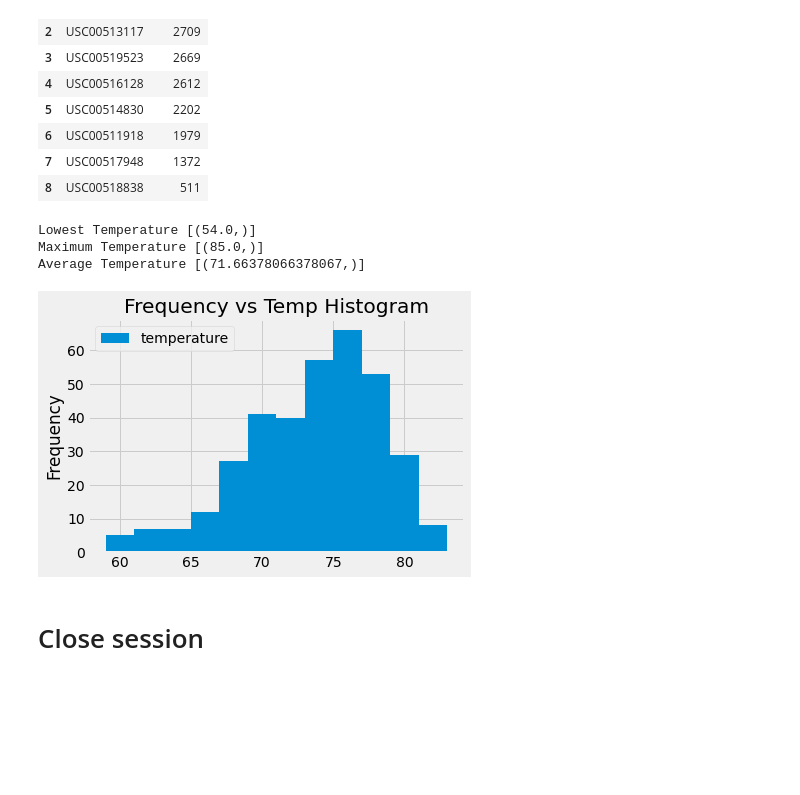
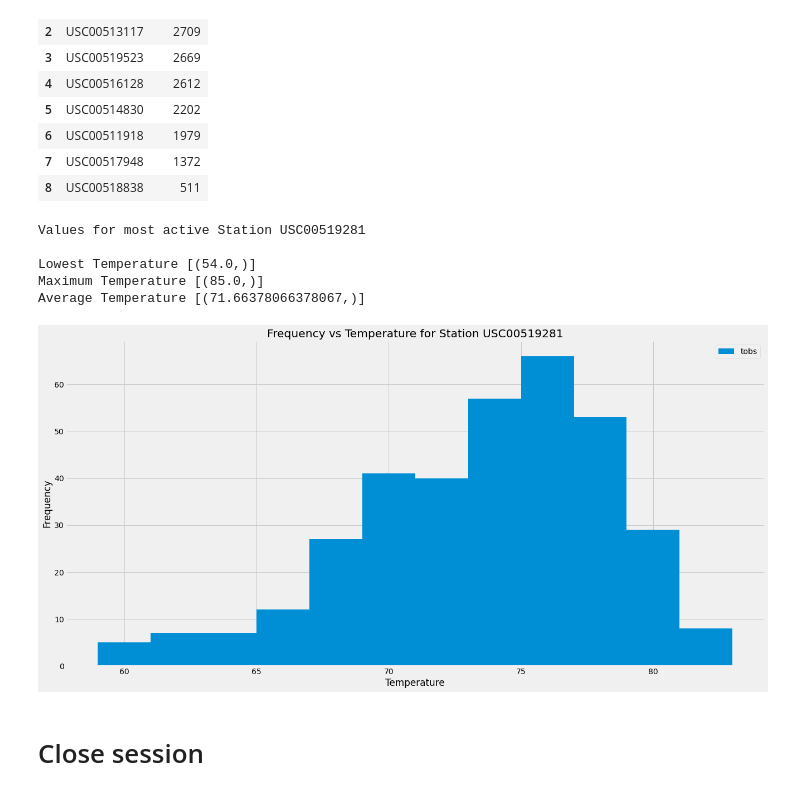
Before and after one commit to Bc-AJPR/SQLalchemy_Honolulu_Vacation, a Jupyter notebook: climate_starter.ipynb, the cells around one changed output. Drawn from its saved outputs; the diff is of its cells as text; code cells hidden in the pictures; blank space fills up the shorter version.

```diff
--- a/climate_starter.ipynb
+++ b/climate_starter.ipynb
@@ -121,24 +123,29 @@ results = (
     f'Lowest Temperature {session.query(func.min(Measurement.tobs)).filter(Measurement.station == most_active).all()}\n'
     f'Maximum Temperature {session.query(func.max(Measurement.tobs)).filter(Measurement.station == most_active).all()}\n'
     f'Average Temperature {session.query(func.avg(Measurement.tobs)).filter(Measurement.station == most_active).all()}')
+print(f"Values for most active Station {most_active}")
+print(" ")
 print(results)
 # %% [output]
+Values for most active Station USC00519281
+
 Lowest Temperature [(54.0,)]
 Maximum Temperature [(85.0,)]
 Average Temperature [(71.66378066378067,)]
 # %%
 # Using the most active station id
 # Query the last 12 months of temperature observation data for this station and plot the results as a histogram
 twelve_months_temp = session.query(Measurement.tobs).filter(Measurement.date>=ytd).\
     filter(Measurement.station == most_active).all()
 
-twelve_months_temp_df = pd.DataFrame(twelve_months_temp, columns=["temperature"])
+twelve_months_temp_df = pd.DataFrame(twelve_months_temp, columns=["tobs"])
 
-twelve_months_temp_df.plot.hist(bins=12, title = "Frequency vs Temp Histogram")
-# plt.savefig("Images/frequency.png", bbox_inches="tight")
+twelve_months_temp_df.plot.hist(bins=12, title = f"Frequency vs Temperature for Station {most_active}",figsize=(20, 10))
+plt.xlabel('Temperature')
+plt.savefig("images/frequency.png",bbox_inches="tight")
 plt.show()
 # %% [output]
-[figure, old version]
+[figure, new version]
 # %% [markdown]
 # Close session
 # %%
```
Also changed, not shown: parts of 1 cell of this notebook, 3 other files.
